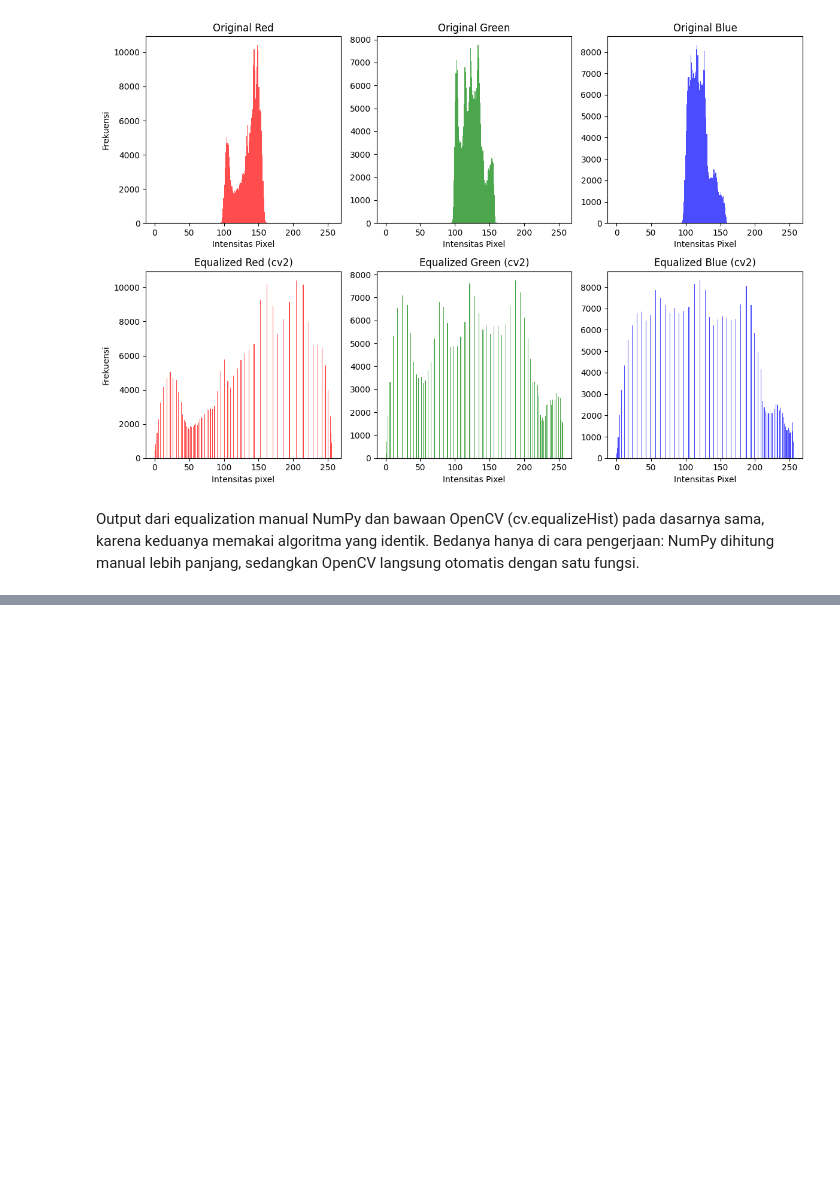
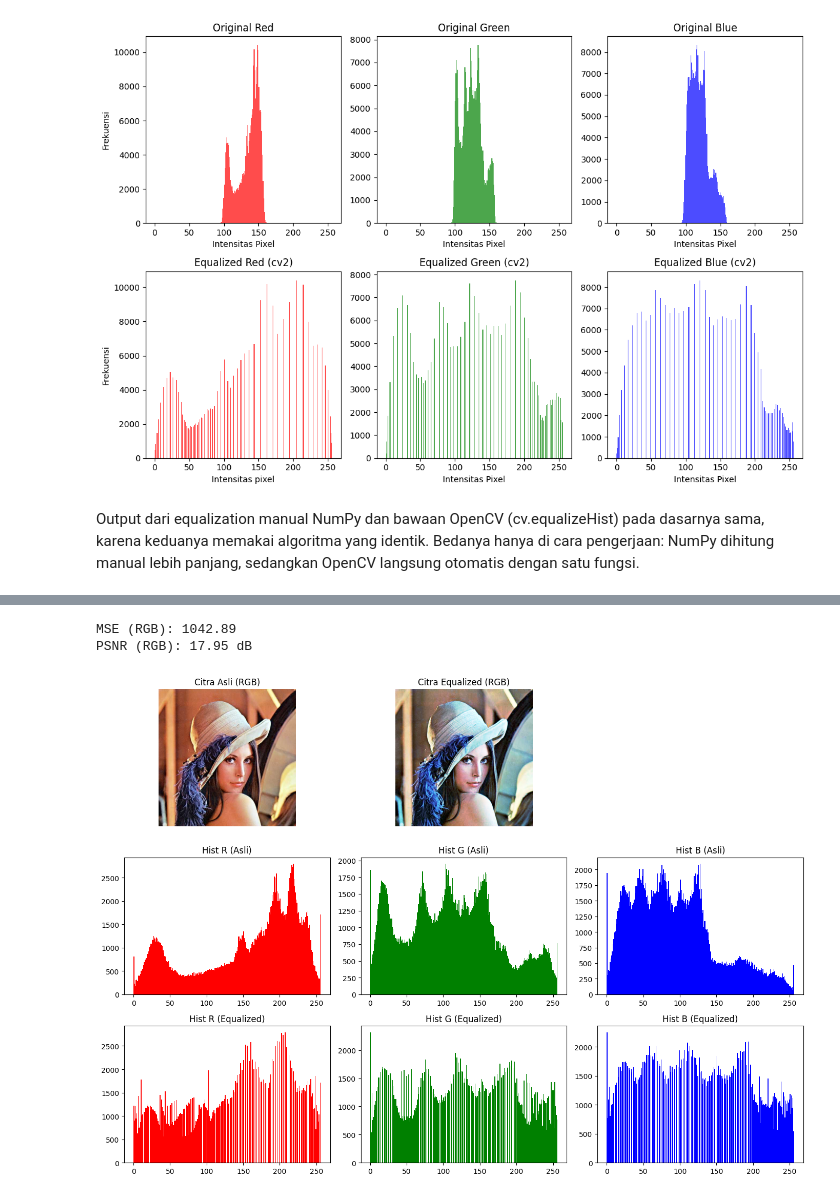
Before and after one commit to cindylrs04/PCVK25_3F_06, a Jupyter notebook: Week5_06.ipynb, the cells around one changed output, grey strips where cells are left out. Drawn from its saved outputs; the diff is of its cells as text; code cells hidden in the pictures; blank space fills up the shorter version.

```diff
--- a/Week5_06.ipynb
+++ b/Week5_06.ipynb
@@ -272,0 +284,68 @@ Output dari equalization manual NumPy dan bawaan OpenCV (cv.equalizeHist) pada d
+# %%
+import cv2
+import numpy as np
+import matplotlib.pyplot as plt
+
+img = cv2.imread('/content/drive/MyDrive/Colab Notebooks/PCVK25_3F_06/Gambar/lena.jpg')
+img = cv2.cvtColor(img, cv2.COLOR_BGR2RGB)
+
+r, g, b = cv2.split(img)
+
+r_eq = cv2.equalizeHist(r)
+g_eq = cv2.equalizeHist(g)
+b_eq = cv2.equalizeHist(b)
+
+img_eq = cv2.merge([r_eq, g_eq, b_eq])
+
+# Hitung MSE & PSNR
+mse = np.mean((img.astype(np.float64) - img_eq.astype(np.float64)) ** 2)
+psnr = float('inf') if mse == 0 else 10 * np.log10((255 ** 2) / mse)
+
+print(f"MSE (RGB): {mse:.2f}")
+print(f"PSNR (RGB): {psnr:.2f} dB")
+
+plt.figure(figsize=(14,10))
+
+# Baris 1: citra asli dan equalized
+plt.subplot(3,3,1)
+plt.imshow(img)
+plt.title("Citra Asli (RGB)")
+plt.axis("off")
+
+plt.subplot(3,3,2)
+plt.imshow(img_eq)
+plt.title("Citra Equalized (RGB)")
+plt.axis("off")
+
+# Baris 2: histogram RGB asli
+plt.subplot(3,3,4)
+plt.hist(r.ravel(), bins=256, range=[0,256], color='red')
+plt.title("Hist R (Asli)")
+
+plt.subplot(3,3,5)
+plt.hist(g.ravel(), bins=256, range=[0,256], color='green')
+plt.title("Hist G (Asli)")
+
+plt.subplot(3,3,6)
+plt.hist(b.ravel(), bins=256, range=[0,256], color='blue')
+plt.title("Hist B (Asli)")
+
+# Baris 3: histogram RGB equalized
+plt.subplot(3,3,7)
+plt.hist(r_eq.ravel(), bins=256, range=[0,256], color='red')
+plt.title("Hist R (Equalized)")
+
+plt.subplot(3,3,8)
+plt.hist(g_eq.ravel(), bins=256, range=[0,256], color='green')
+plt.title("Hist G (Equalized)")
+
+plt.subplot(3,3,9)
+plt.hist(b_eq.ravel(), bins=256, range=[0,256], color='blue')
+plt.title("Hist B (Equalized)")
+
+plt.tight_layout()
+plt.show()
+# %% [output]
+MSE (RGB): 1042.89
+PSNR (RGB): 17.95 dB
+[figure, added]
```
Also changed, not shown: parts of 6 cells of this notebook.
